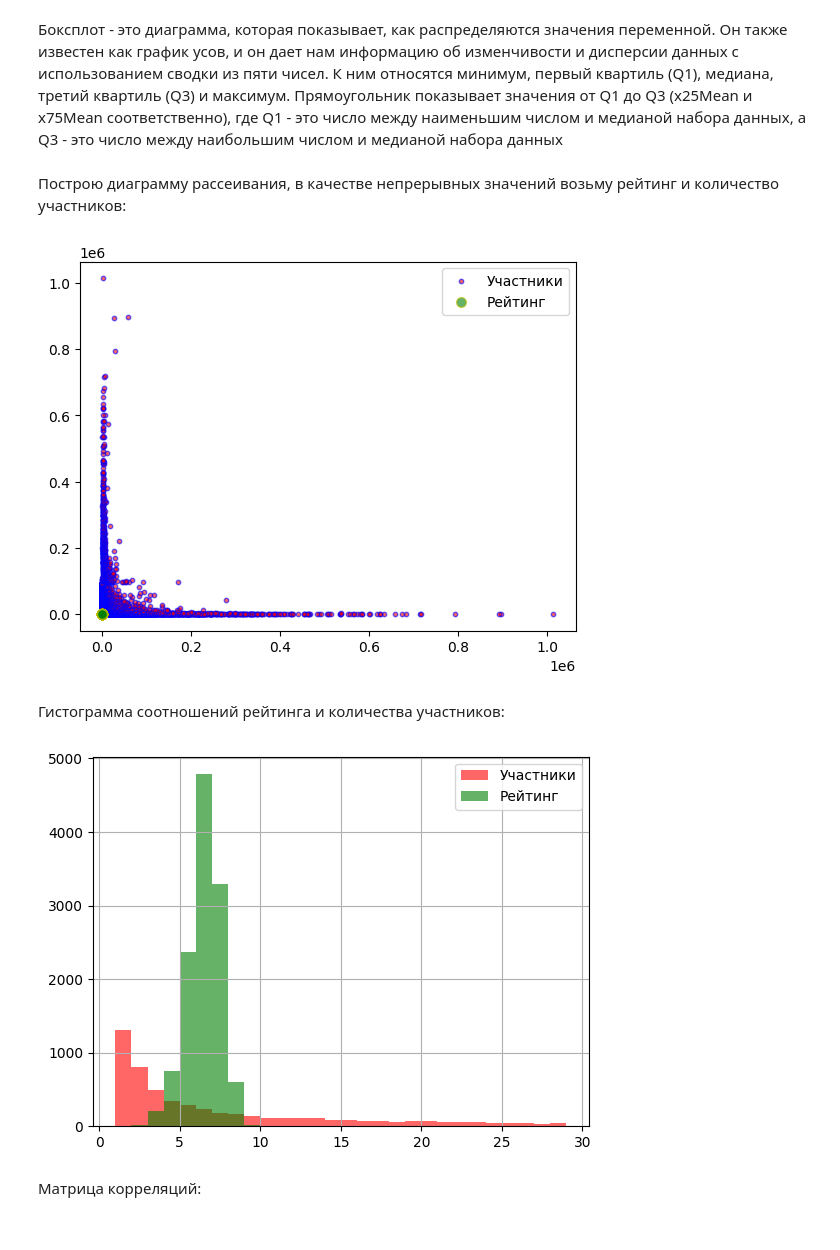
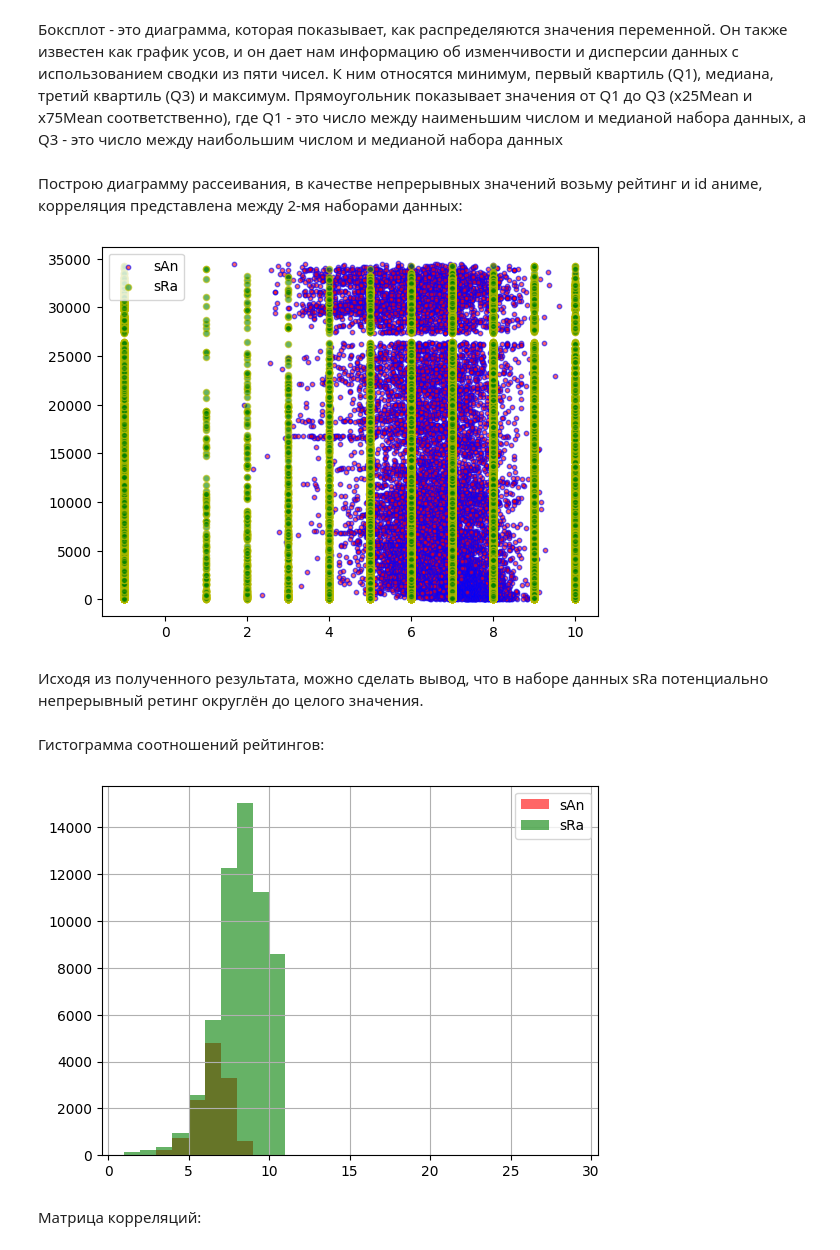
Before and after one commit to GrinchFour/ml.vvsu.2023, a Jupyter notebook: lab02/БПИ20-02_Юрчук_2.ipynb, the cells around one changed output. Cells and saved outputs as stored; diff of their text form; code cells hidden in the pictures.

```diff
--- a/lab02/БПИ20-02_Юрчук_2.ipynb
+++ b/lab02/БПИ20-02_Юрчук_2.ipynb
@@ -64,35 +76,37 @@ plt.show()
 Боксплот - это диаграмма, которая показывает, как распределяются значения переменной. Он также известен как график усов, и он дает нам информацию об изменчивости и дисперсии данных с использованием сводки из пяти чисел. К ним относятся минимум, первый квартиль (Q1), медиана, третий квартиль (Q3) и максимум.
 Прямоугольник показывает значения от Q1 до Q3 (x25Mean и x75Mean соответственно), где Q1 - это число между наименьшим числом и медианой набора данных, а Q3 - это число между наибольшим числом и медианой набора данных
 # %% [markdown]
-Построю диаграмму рассеивания, в качестве непрерывных значений возьму рейтинг и количество участников:
+Построю диаграмму рассеивания, в качестве непрерывных значений возьму рейтинг и id аниме, корреляция представлена между 2-мя наборами данных:
 # %%
-x1 = (sAn.rating.unique())
-y1 = (sorted(sAn.rating.unique()))
+x1 = (sAn.rating)
+y1 = (sAn.anime_id)
 
-x2 = (sAn.members.unique())
-y2 = (sorted(sAn.members.unique()))
+x2 = (sRa.iloc[lambda x: x.index % 111 == 0, 2])
+y2 = (sRa.iloc[lambda x: x.index % 111 == 0, 1])
 
 
-plt.scatter(x2, y2, 10, facecolor = "r", edgecolor = "b", alpha = 0.6, label = "Участники")
-plt.scatter(x1, y1, 50, facecolor = "g", edgecolor = "y", alpha = 0.6, label = "Рейтинг")
+plt.scatter(x1, y1, 10, facecolor = "r", edgecolor = "b", alpha = 0.6, label = "sAn")
+plt.scatter(x2, y2, 20, facecolor = "g", edgecolor = "y", alpha = 0.6, label = "sRa")
 
 plt.legend()
 
 plt.show()
 # %% [output]
-[figure, old version]
+[figure, new version]
+# %% [markdown]
+Исходя из полученного результата, можно сделать вывод, что в наборе данных sRa потенциально непрерывный ретинг округлён до целого значения.
 # %% [markdown]
-Гистограмма соотношений рейтинга и количества участников:
+Гистограмма соотношений рейтингов:
 # %%
 x1 = sAn.rating
-x2 = sAn.members/1000
-plt.hist(x2, bins = np.arange(1,30), facecolor="r", alpha = 0.6, label="Участники")
-plt.hist(x1, bins = np.arange(1,30), facecolor="g", alpha = 0.6, label="Рейтинг")
+x2 = sRa.iloc[lambda x: x.index % 111 == 0, 2]
+plt.hist(x1, bins = np.arange(1,30), facecolor="r", alpha = 0.6, label="sAn")
+plt.hist(x2, bins = np.arange(1,30), facecolor="g", alpha = 0.6, label="sRa")
 plt.legend()
 plt.grid(which="major")
 plt.show()
 # %% [output]
-[figure, old version]
+[figure, new version]
 # %% [markdown]
 Матрица корреляций:
 # %%
```
Also changed, not shown: parts of 6 cells of this notebook.
